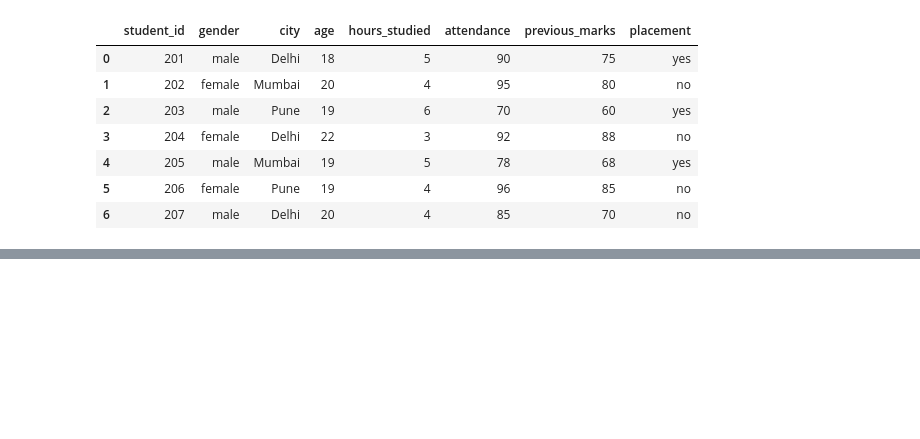
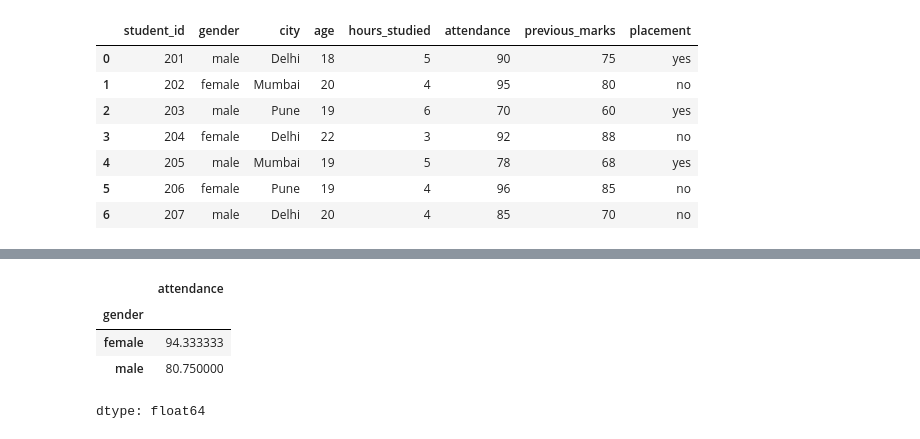
Before and after one commit to sarwathasan72-svg/Masai_IIT_AIML, a Jupyter notebook: Integrated_Data_Preparation_Workshop_Subjective.ipynb, the cells around one changed output, grey strips where cells are left out. Saved outputs shown, nothing was run; the diff lists cells and outputs as text; code cells hidden in the pictures; blank space fills up the shorter version.

```diff
--- a/Integrated_Data_Preparation_Workshop_Subjective.ipynb
+++ b/Integrated_Data_Preparation_Workshop_Subjective.ipynb
@@ -110,0 +119,15 @@ KeyError: 'previous_marks'
+# %%
+  # Step 5: groupby summaries and gender distribution
+    # TODO: your code here
+
+# Compute the average hours_studied per city and the average attendance per gender using groupby.
+
+df.groupby("city")["hours_studied"].mean()
+df["gender"].value_counts(normalize = True)
+df.groupby("gender")["attendance"].mean()
+# %% [output]
+|  | attendance |
+| gender |  |
+| female | 94.333333 |
+| male | 80.750000 |
+dtype: float64
```
Also changed, not shown: parts of 1 cell of this notebook.
